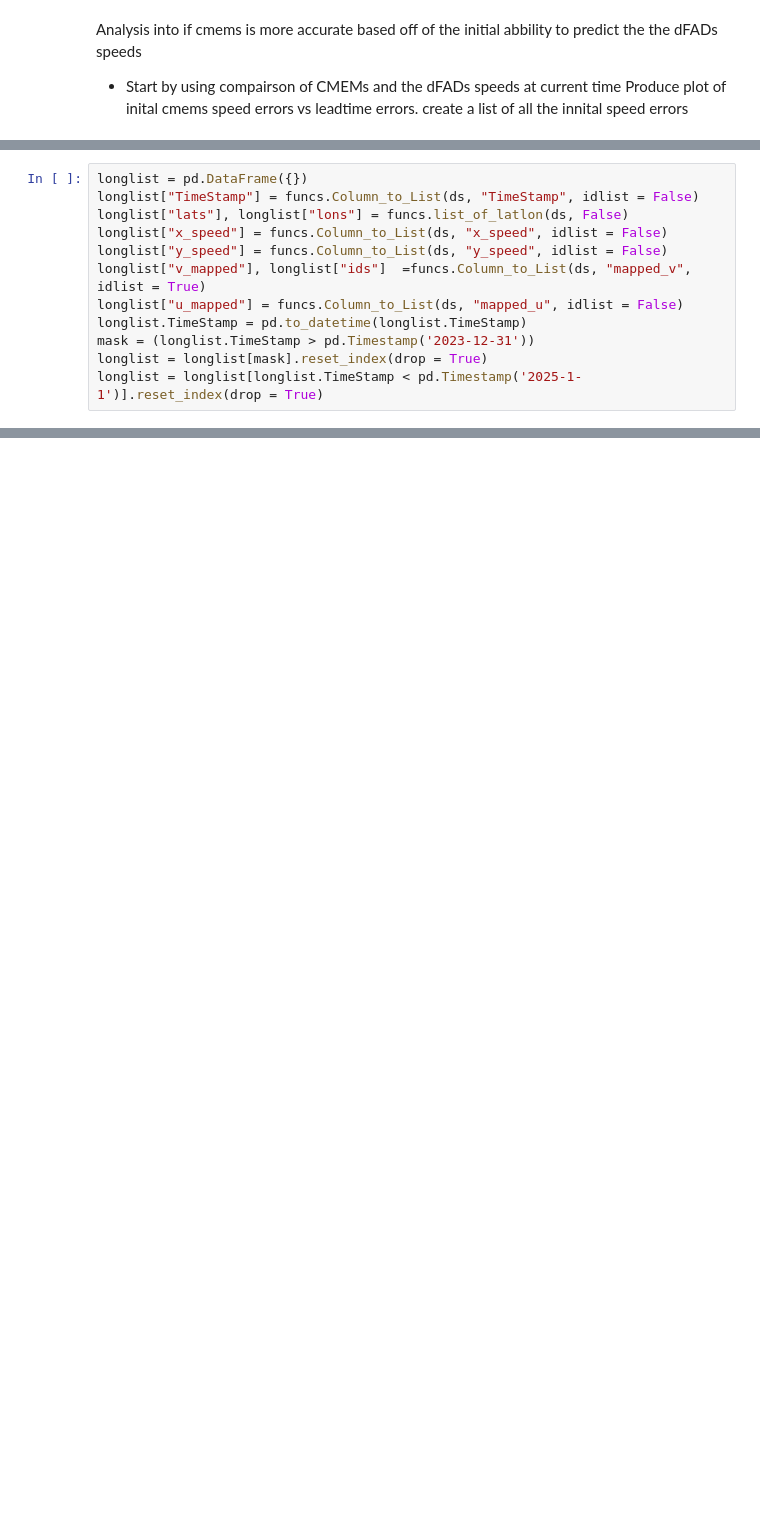
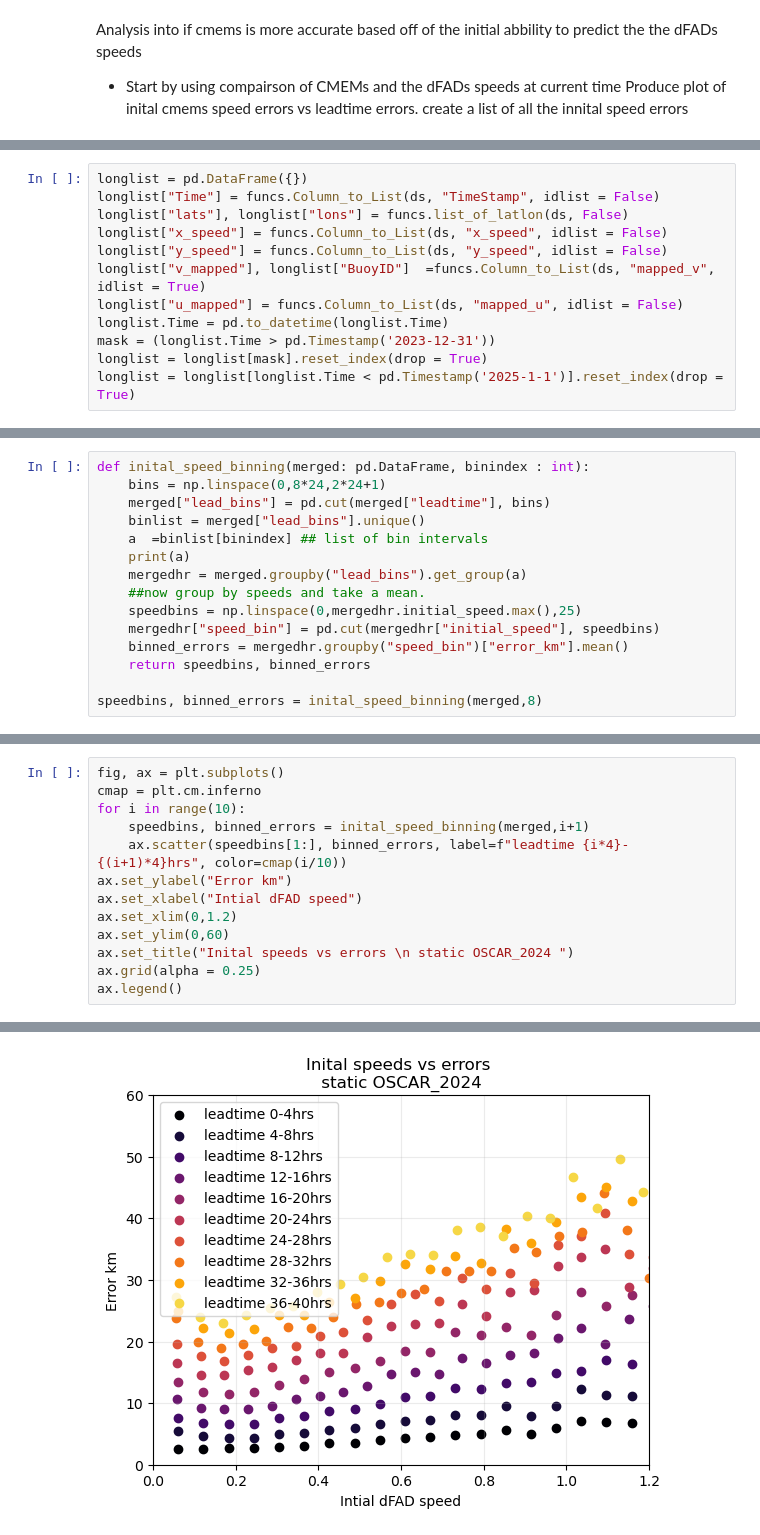
Before and after one commit to Colin-zerfass/fate-core, a Jupyter notebook: Code/forecast_errors_inital_mapping.ipynb, the cells around one changed output, grey strips where cells are left out. Drawn from its saved outputs; the diff is of its cells as text; blank space fills up the shorter version.

Commit message:
Forecast errors as function of inital speeds, funcs: added Haversine distence for Pandas Columns

```diff
--- a/Code/forecast_errors_inital_mapping.ipynb
+++ b/Code/forecast_errors_inital_mapping.ipynb
@@ -26,13 +36,13 @@ Index(['index', 'BuoyName', 'MinOfDate', 'MaxOfDate', 'TimeStamp', 'geometry',
 # %%
 longlist = pd.DataFrame({})
-longlist["TimeStamp"] = funcs.Column_to_List(ds, "TimeStamp", idlist = False)
+longlist["Time"] = funcs.Column_to_List(ds, "TimeStamp", idlist = False)
 longlist["lats"], longlist["lons"] = funcs.list_of_latlon(ds, False)
 longlist["x_speed"] = funcs.Column_to_List(ds, "x_speed", idlist = False)
 longlist["y_speed"] = funcs.Column_to_List(ds, "y_speed", idlist = False)
-longlist["v_mapped"], longlist["ids"]  =funcs.Column_to_List(ds, "mapped_v", idlist = True)
+longlist["v_mapped"], longlist["BuoyID"]  =funcs.Column_to_List(ds, "mapped_v", idlist = True)
 longlist["u_mapped"] = funcs.Column_to_List(ds, "mapped_u", idlist = False)
-longlist.TimeStamp = pd.to_datetime(longlist.TimeStamp)
-mask = (longlist.TimeStamp > pd.Timestamp('2023-12-31'))
+longlist.Time = pd.to_datetime(longlist.Time)
+mask = (longlist.Time > pd.Timestamp('2023-12-31'))
 longlist = longlist[mask].reset_index(drop = True)
-longlist = longlist[longlist.TimeStamp < pd.Timestamp('2025-1-1')].reset_index(drop = True)
+longlist = longlist[longlist.Time < pd.Timestamp('2025-1-1')].reset_index(drop = True)
 # %%
@@ -53,0 +77,15 @@ fc_initals = fc.query("lead_time_hours == 0").reset_index(drop = True)
+# %%
+def inital_speed_binning(merged: pd.DataFrame, binindex : int):
+    bins = np.linspace(0,8*24,2*24+1)
+    merged["lead_bins"] = pd.cut(merged["leadtime"], bins)
+    binlist = merged["lead_bins"].unique()
+    a  =binlist[binindex] ## list of bin intervals
+    print(a)
+    mergedhr = merged.groupby("lead_bins").get_group(a)
+    ##now group by speeds and take a mean.
+    speedbins = np.linspace(0,mergedhr.initial_speed.max(),25)
+    mergedhr["speed_bin"] = pd.cut(mergedhr["initial_speed"], speedbins)
+    binned_errors = mergedhr.groupby("speed_bin")["error_km"].mean()
+    return speedbins, binned_errors
+
+speedbins, binned_errors = inital_speed_binning(merged,8)
@@ -53,0 +94,14 @@ fc_initals = fc.query("lead_time_hours == 0").reset_index(drop = True)
+# %%
+fig, ax = plt.subplots()
+cmap = plt.cm.inferno
+for i in range(10):
+    speedbins, binned_errors = inital_speed_binning(merged,i+1)
+    ax.scatter(speedbins[1:], binned_errors, label=f"leadtime {i*4}-{(i+1)*4}hrs", color=cmap(i/10))
+ax.set_ylabel("Error km")
+ax.set_xlabel("Intial dFAD speed")
+ax.set_xlim(0,1.2)
+ax.set_ylim(0,60)
+ax.set_title("Inital speeds vs errors \n static OSCAR_2024 ")
+ax.grid(alpha = 0.25)
+ax.legend()
+# %% [output]
@@ -53,0 +119 @@ fc_initals = fc.query("lead_time_hours == 0").reset_index(drop = True)
+[figure, added]
```
Also changed, not shown: parts of 14 cells of this notebook, 1 other file.
